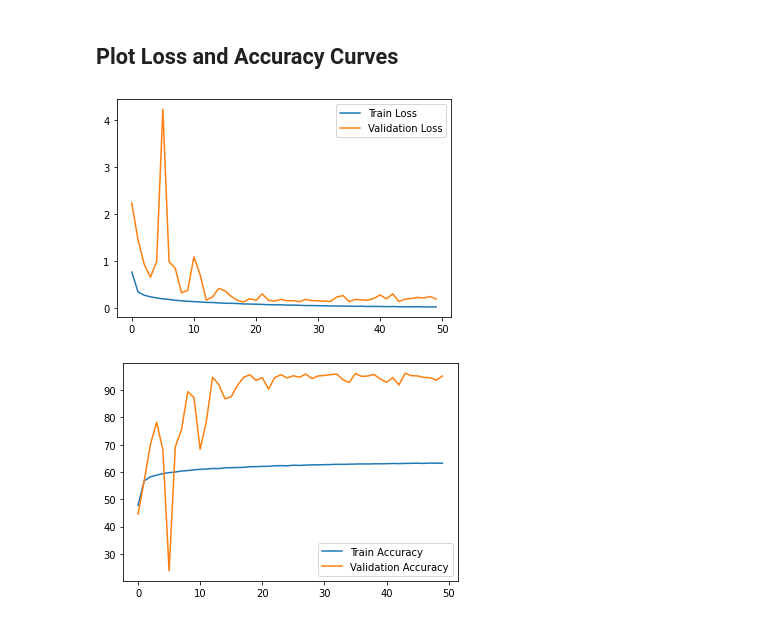
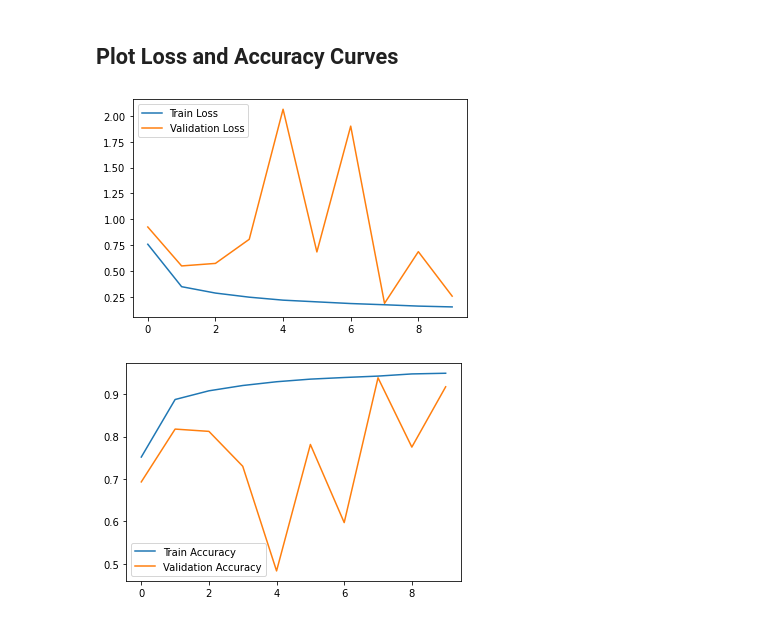
Before and after one commit to ab7289-tandon-nyu/GraphVision, a Jupyter notebook: notebooks/template_mnist.ipynb, the cells around one changed output. Saved outputs shown, nothing was run; the diff lists cells and outputs as text; code cells hidden in the pictures.

Commit message:
updated notebooks for fixed accuracy caluclation

```diff
--- a/notebooks/template_mnist.ipynb
+++ b/notebooks/template_mnist.ipynb
@@ -147,7 +147,7 @@ DeeperGCN(
 from src.engine import train, evaluate
 from src.utils import calculate_accuracy
 
-EPOCHS = 50
+EPOCHS = 10
 train_loss = []
 train_acc = []
 valid_loss = []
@@ -210,13 +210,11 @@ plt.plot(x, valid_loss, label="Validation Loss")
 plt.legend()
 plt.show()
 # %% [output]
-[figure, old version]
+[figure, new version]
 # %%
-modified_valid_acc = list(map(lambda x: x*100, valid_acc))
-
 plt.plot(x, train_acc, label="Train Accuracy")
-plt.plot(x, modified_valid_acc, label="Validation Accuracy")
+plt.plot(x, valid_acc, label="Validation Accuracy")
 plt.legend()
 plt.show()
 # %% [output]
-[figure, old version]
+[figure, new version]
```
Also changed, not shown: parts of 4 cells of this notebook, 1 other file.
